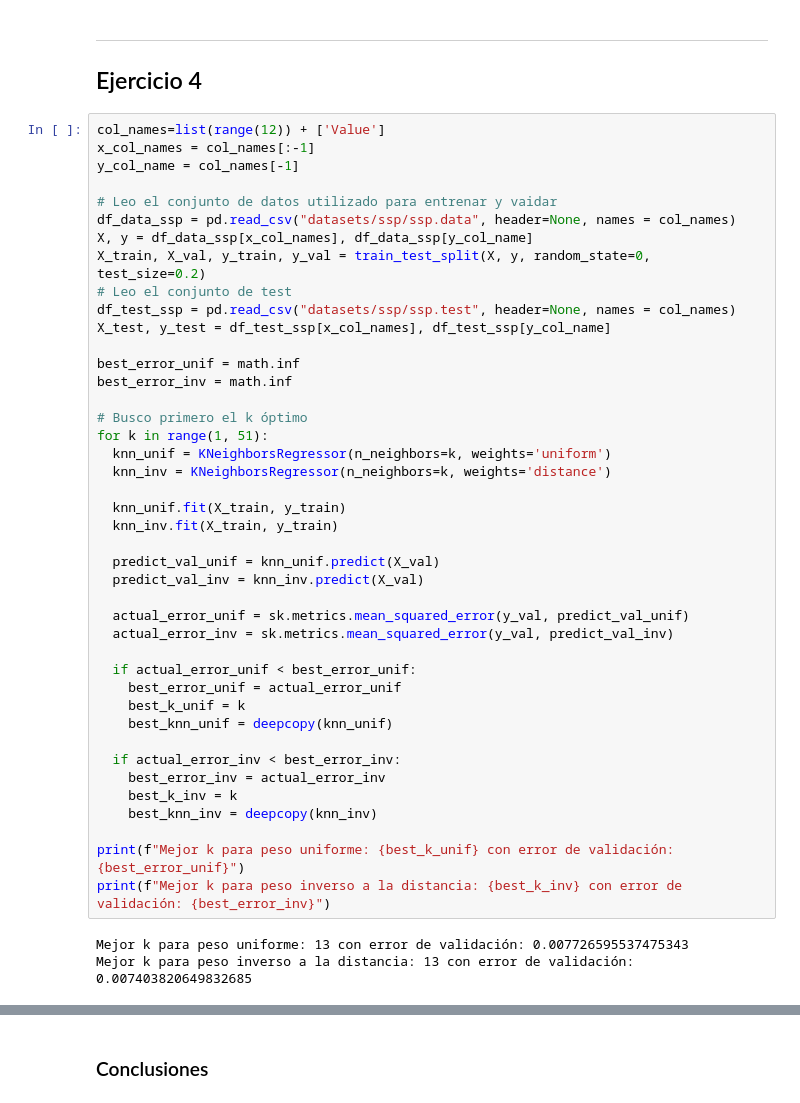
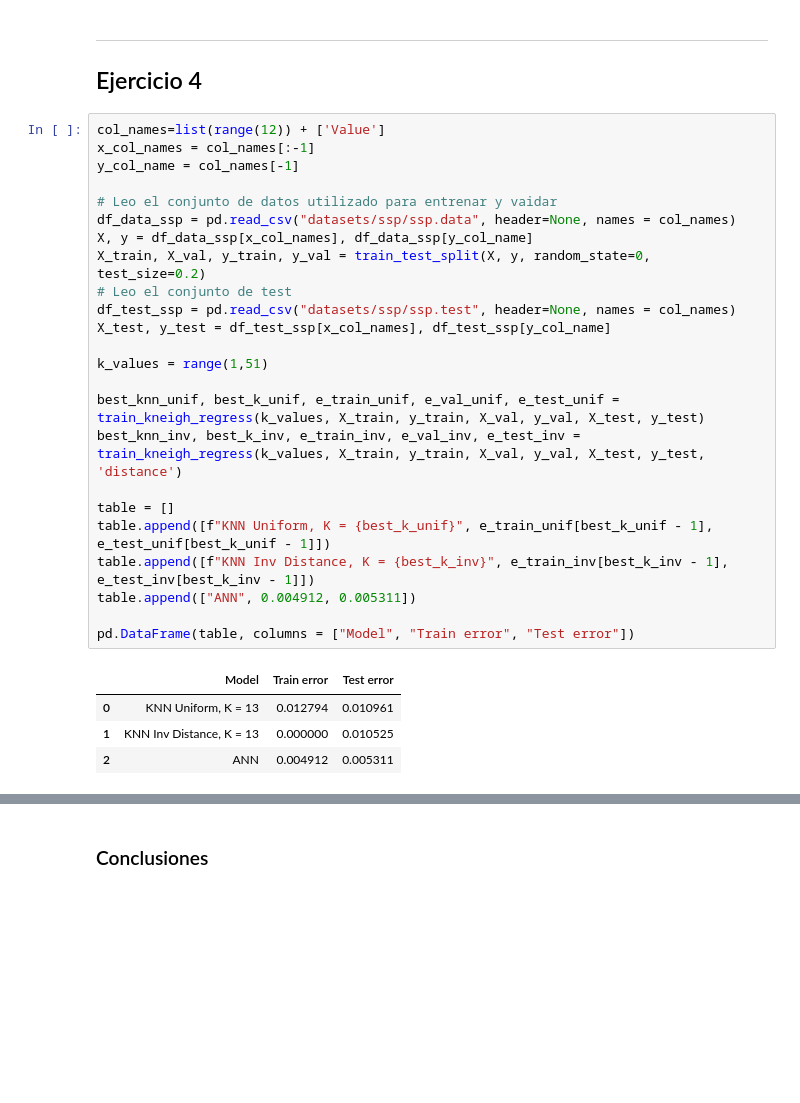
Before and after one commit to jfarizano/IntroML, a Jupyter notebook: tp4.ipynb, the cells around one changed output, grey strips where cells are left out. Saved outputs shown, nothing was run; the diff lists cells and outputs as text; blank space fills up the shorter version.

```diff
--- a/tp4.ipynb
+++ b/tp4.ipynb
@@ -337,48 +313,32 @@ graph_errors_dimensions(errors_df)
 # %%
 col_names=list(range(12)) + ['Value']
 x_col_names = col_names[:-1]
 y_col_name = col_names[-1]
 
 # Leo el conjunto de datos utilizado para entrenar y vaidar
 df_data_ssp = pd.read_csv("datasets/ssp/ssp.data", header=None, names = col_names)
 X, y = df_data_ssp[x_col_names], df_data_ssp[y_col_name]
 X_train, X_val, y_train, y_val = train_test_split(X, y, random_state=0, test_size=0.2)
 # Leo el conjunto de test
 df_test_ssp = pd.read_csv("datasets/ssp/ssp.test", header=None, names = col_names)
 X_test, y_test = df_test_ssp[x_col_names], df_test_ssp[y_col_name]
 
-best_error_unif = math.inf
-best_error_inv = math.inf
+k_values = range(1,51)
 
-# Busco primero el k óptimo
-for k in range(1, 51):
-  knn_unif = KNeighborsRegressor(n_neighbors=k, weights='uniform')
-  knn_inv = KNeighborsRegressor(n_neighbors=k, weights='distance')
+best_knn_unif, best_k_unif, e_train_unif, e_val_unif, e_test_unif = train_kneigh_regress(k_values, X_train, y_train, X_val, y_val, X_test, y_test)
+best_knn_inv, best_k_inv, e_train_inv, e_val_inv, e_test_inv = train_kneigh_regress(k_values, X_train, y_train, X_val, y_val, X_test, y_test, 'distance')
 
-  knn_unif.fit(X_train, y_train)
-  knn_inv.fit(X_train, y_train)
+table = []
+table.append([f"KNN Uniform, K = {best_k_unif}", e_train_unif[best_k_unif - 1], e_test_unif[best_k_unif - 1]])
+table.append([f"KNN Inv Distance, K = {best_k_inv}", e_train_inv[best_k_inv - 1], e_test_inv[best_k_inv - 1]])
+table.append(["ANN", 0.004912, 0.005311])
 
-  predict_val_unif = knn_unif.predict(X_val)
-  predict_val_inv = knn_inv.predict(X_val)
-
-  actual_error_unif = sk.metrics.mean_squared_error(y_val, predict_val_unif)
-  actual_error_inv = sk.metrics.mean_squared_error(y_val, predict_val_inv)
-
-  if actual_error_unif < best_error_unif:
-    best_error_unif = actual_error_unif
-    best_k_unif = k
-    best_knn_unif = deepcopy(knn_unif)
-
-  if actual_error_inv < best_error_inv:
-    best_error_inv = actual_error_inv
-    best_k_inv = k
-    best_knn_inv = deepcopy(knn_inv)
-
-print(f"Mejor k para peso uniforme: {best_k_unif} con error de validación: {best_error_unif}")
-print(f"Mejor k para peso inverso a la distancia: {best_k_inv} con error de validación: {best_error_inv}")
+pd.DataFrame(table, columns = ["Model", "Train error", "Test error"])
 # %% [output]
-Mejor k para peso uniforme: 13 con error de validación: 0.007726595537475343
-Mejor k para peso inverso a la distancia: 13 con error de validación: 0.007403820649832685
+|  | Model | Train error | Test error |
+| 0 | KNN Uniform, K = 13 | 0.012794 | 0.010961 |
+| 1 | KNN Inv Distance, K = 13 | 0.000000 | 0.010525 |
+| 2 | ANN | 0.004912 | 0.005311 |
 # %%
 col_names = list(range(5)) + ['Value']
 x_col_names = col_names[:-1]
```
Also changed, not shown: parts of 9 cells of this notebook, 1 other file.
